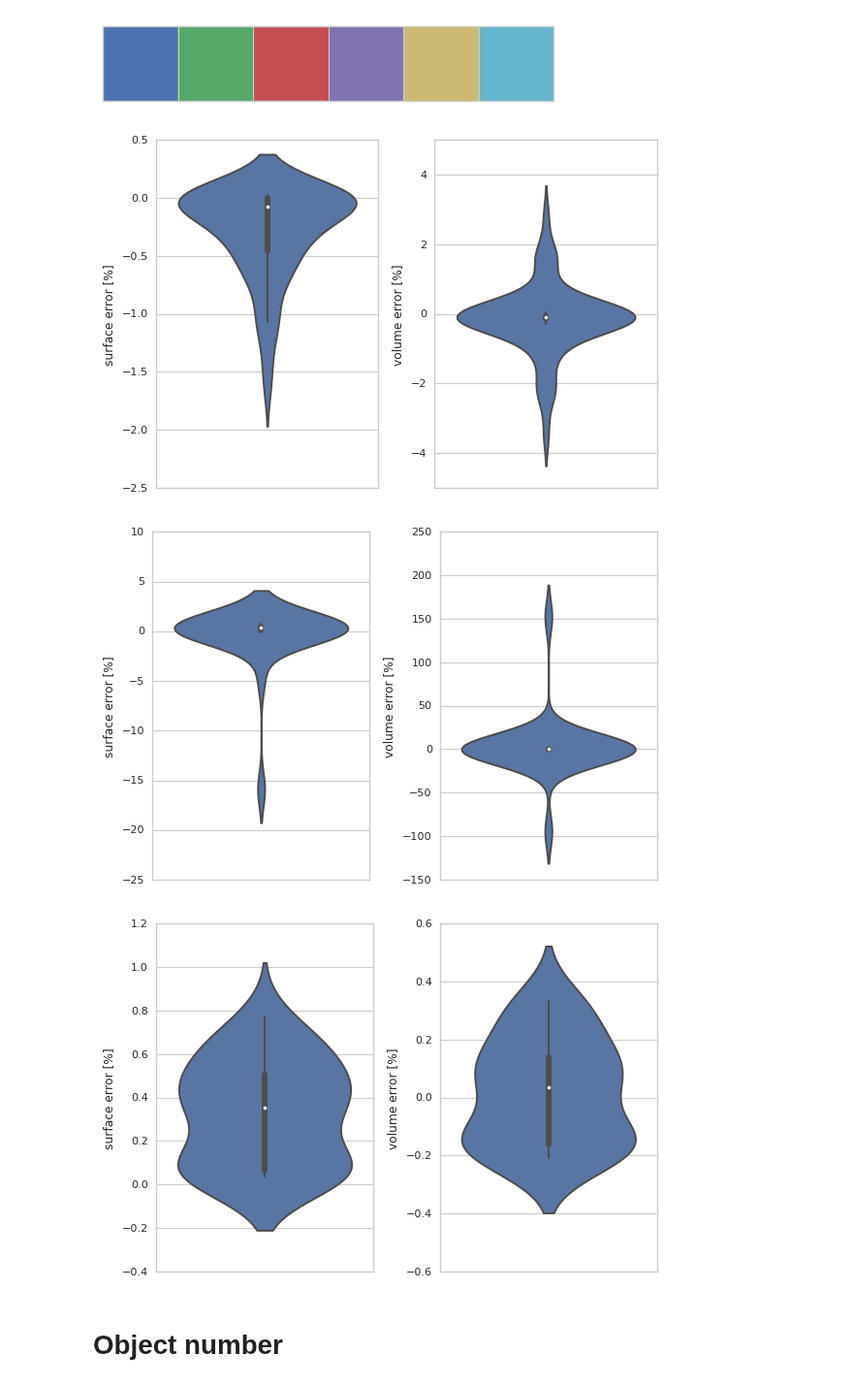
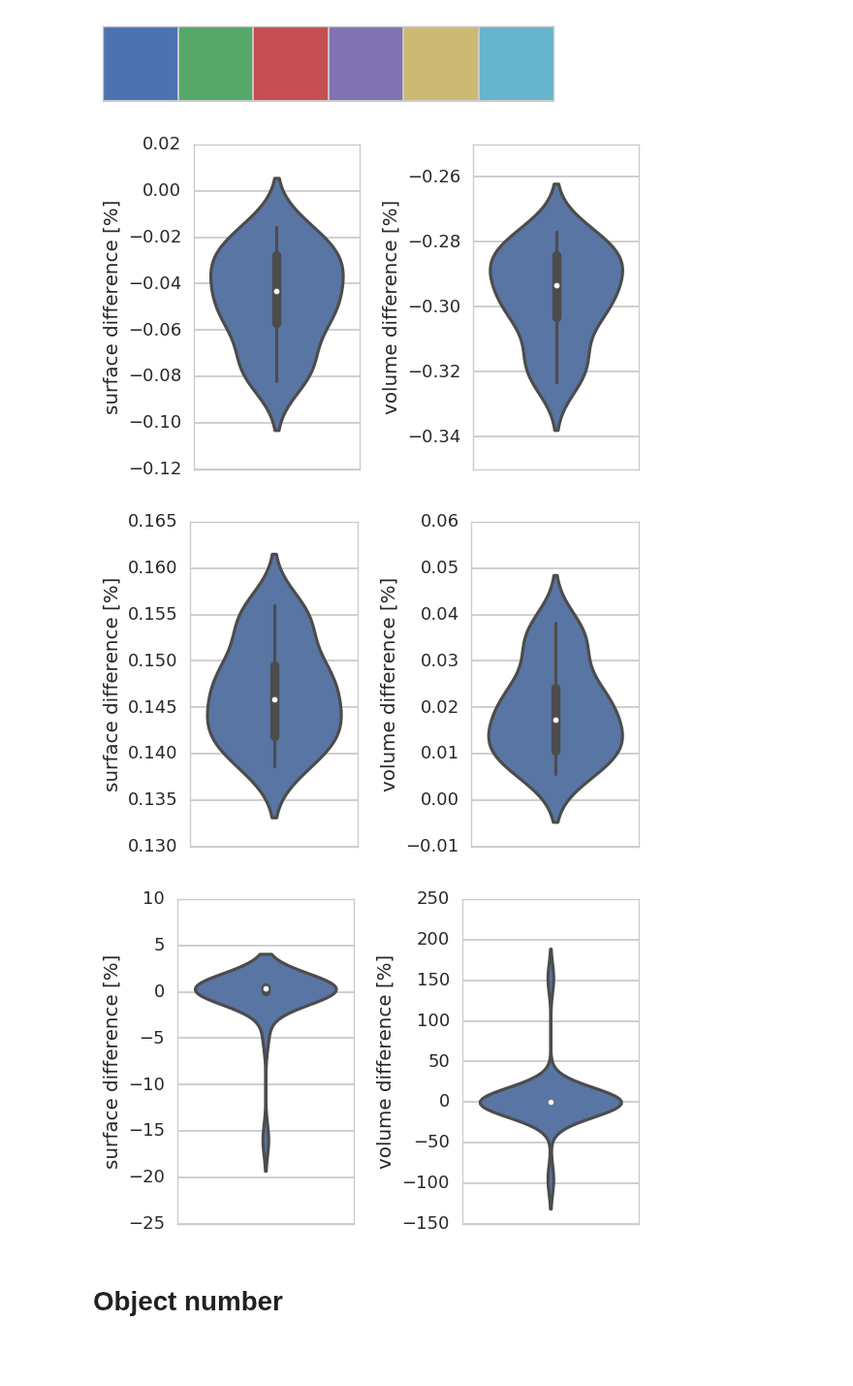
Before and after one commit to mjirik/teigen, a Jupyter notebook: examples/paperfigures.ipynb, the cells around one changed output. Shown at 97% size. Saved outputs shown, nothing was run; the diff lists cells and outputs as text; code cells hidden in the pictures; blank space fills up the shorter version.

Commit message:
errors and differences are not the same now

```diff
--- a/examples/paperfigures.ipynb
+++ b/examples/paperfigures.ipynb
@@ -6,3 +6,7 @@ Populating the interactive namespace from numpy and matplotlib
+# %%
+sns.set_style("whitegrid")
+sns.set_context("talk")
+# sns.set_context("paper")
 # %%
 datapath
 df = read_data(datapath)
@@ -88,8 +101,10 @@ pd.DataFrame(data)
 Následující experimenty vypadají obstojně.  `mix 4` testuje vždy jen jeden objekt. Navíc to má dobrá čísla objemu při kompenzaci povrchu.
 # %%
 
+sns.set_style("whitegrid")
+sns.set_context("talk")
 
-df_graph = show_error(select_df(df, "mix 2 cylinder surface + sphere error"))
-df_graph = show_error(select_df(df, "mix 4 cylinder surface + sphere error"))
-df_graph = show_error(select_df(df, "mix 6 cylinder surface + sphere error"))
+df_graph = show_box(select_df(df, "mix 2 cylinder surface + sphere error"))
+df_graph = show_box(select_df(df, "mix 4 cylinder surface + sphere error"))
+df_graph = show_box(select_df(df, "mix 6 cylinder surface + sphere error"))
 # %% [output]
@@ -105,15 +120,15 @@ sns.set_palette(current_palette)
 [figure]
 # %%
 
-df_graph = show_violin_separated(select_df(df, "mix 2 cylinder surface + sphere error"))
+df_graph = show_violin_separated(select_df(df, "mix 4 cylinder surface"))
+plt.figure()
+df_graph = show_violin_separated(select_df(df, "mix 4 cylinder volume"))
 plt.figure()
 df_graph = show_violin_separated(select_df(df, "mix 4 cylinder surface + sphere error"))
-plt.figure()
-df_graph = show_violin_separated(select_df(df, "mix 6 cylinder surface + sphere error"))
 # %% [output]
-[figure, old version]
+[figure, new version]
-[figure, old version]
+[figure, new version]
-[figure, old version]
+[figure, new version]
 # %% [markdown]
 # Object number
 # %%
```
Also changed, not shown: parts of 10 cells of this notebook, 2 other files.
